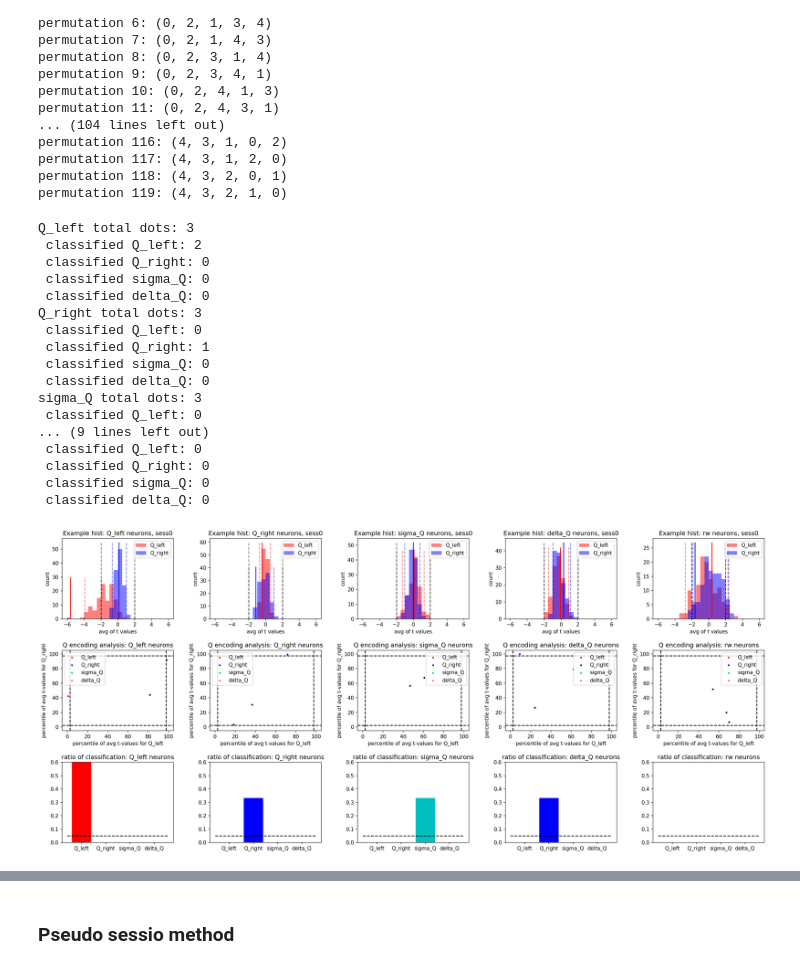
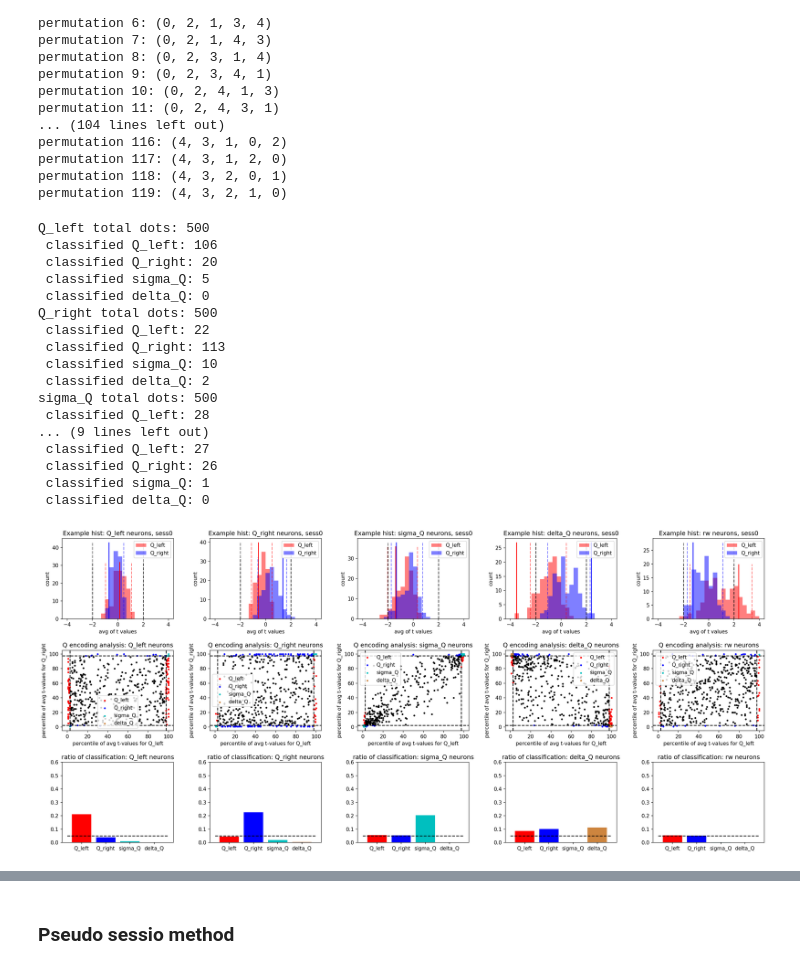
Before and after one commit to pckuo/map-ephys, a Jupyter notebook: notebook/pckuo/nonsense_corr.ipynb, the cells around one changed output, grey strips where cells are left out. Cells and saved outputs as stored; diff of their text form; code cells hidden in the pictures.

```diff
--- a/notebook/pckuo/nonsense_corr.ipynb
+++ b/notebook/pckuo/nonsense_corr.ipynb
@@ -1165,15 +1166,16 @@ permutation 117: (4, 3, 1, 2, 0)
 permutation 118: (4, 3, 2, 0, 1)
 permutation 119: (4, 3, 2, 1, 0)
 # %%
-with open('./msp_df_ps_fit_dict.pickle', 'rb') as handle:
+with open('./df_msp_fit_dict.pickle', 'rb') as handle:
     df_msp_fit_dict = pickle.load(handle)
 
+neuron_types = ['Q_left', 'Q_right', 'sigma_Q', 'delta_Q', 'rw']
 tvalue_sig_thresh = (-2, 2)
 
 # plot multi_session_permutation fit
 percentiles_2_compute = [2.5, 97.5]
 
-hist_lim = (-6, 6)
+hist_lim = (-4, 4)
 hist_to_plot_neuron_id = 0
 colors = {'Q_left': 'r', 'Q_right': 'b'}
 
@@ -1286,46 +1288,46 @@ for neuron_type_id, neuron_type in enumerate(neuron_types):
     axs[row_ind, col_ind].set_xlim(tvalue_percentile_lim[0], tvalue_percentile_lim[1])
     axs[row_ind, col_ind].set_ylim(tvalue_percentile_lim[0], tvalue_percentile_lim[1])
     axs[row_ind, col_ind].set_xlabel('percentile of avg t-values for Q_left')
     axs[row_ind, col_ind].set_ylabel('percentile of avg t-values for Q_right')
     axs[row_ind, col_ind].legend()
 
 
     # bar plot for significant neurons
     row_ind = 2
     print(f'{neuron_type} total dots: {len(df_fit_t_percentile_agnt_null)}')
     print(f' classified Q_left: {len(df_fit_Q_left_sig)}')
     print(f' classified Q_right: {len(df_fit_Q_right_sig)}')
     print(f' classified sigma_Q: {len(df_fit_sigma_Q_sig)}')
     print(f' classified delta_Q: {len(df_fit_delta_Q_sig)}')
 
     classified_ratios = [
         len(df_fit_Q_left_sig)/ float(len(df_fit_t_percentile_agnt_null)),
         len(df_fit_Q_right_sig)/ float(len(df_fit_t_percentile_agnt_null)),
         len(df_fit_sigma_Q_sig)/ float(len(df_fit_t_percentile_agnt_null)),
         len(df_fit_delta_Q_sig)/ float(len(df_fit_t_percentile_agnt_null))]
     axs[row_ind, col_ind].bar(classified_types, classified_ratios, color=bar_colors)
     x_lim = axs[row_ind, col_ind].get_xlim()
     axs[row_ind, col_ind].hlines(0.05, x_lim[0], x_lim[1], color='k', linestyle='--')
     axs[row_ind, col_ind].set_title(f'ratio of classification: {neuron_type} neurons')
     axs[row_ind, col_ind].set_ylim(0, 0.6)
 
 plt.tight_layout()
 # %% [output]
-Q_left total dots: 3
- classified Q_left: 2
- classified Q_right: 0
- classified sigma_Q: 0
+Q_left total dots: 500
+ classified Q_left: 106
+ classified Q_right: 20
+ classified sigma_Q: 5
  classified delta_Q: 0
-Q_right total dots: 3
- classified Q_left: 0
- classified Q_right: 1
- classified sigma_Q: 0
+Q_right total dots: 500
+ classified Q_left: 22
+ classified Q_right: 113
+ classified sigma_Q: 10
+ classified delta_Q: 2
+sigma_Q total dots: 500
+ classified Q_left: 28
+... (9 lines left out)
+ classified Q_left: 27
+ classified Q_right: 26
+ classified sigma_Q: 1
  classified delta_Q: 0
-sigma_Q total dots: 3
- classified Q_left: 0
-... (9 lines left out)
- classified Q_left: 0
- classified Q_right: 0
- classified sigma_Q: 0
- classified delta_Q: 0
-[figure, old version]
+[figure, new version]
```
Also changed, not shown: parts of 12 cells of this notebook, 14 other files.
